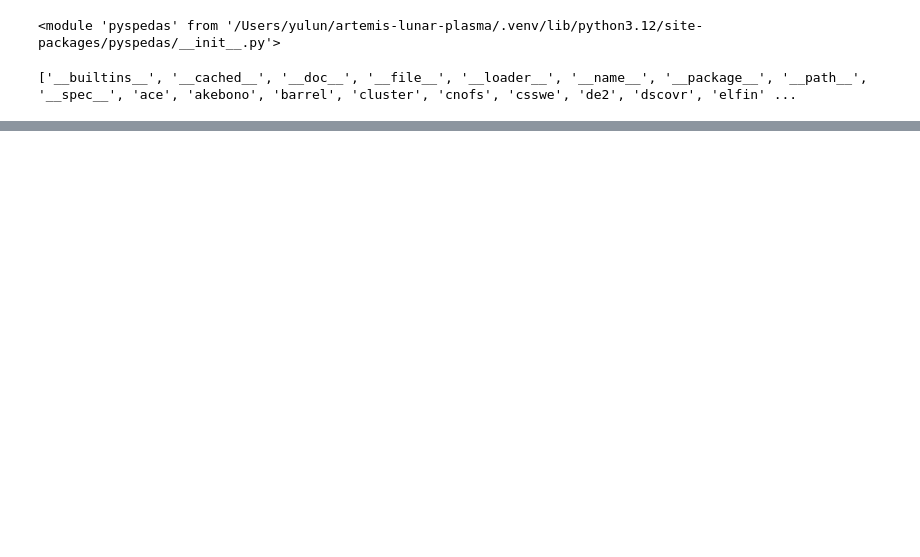
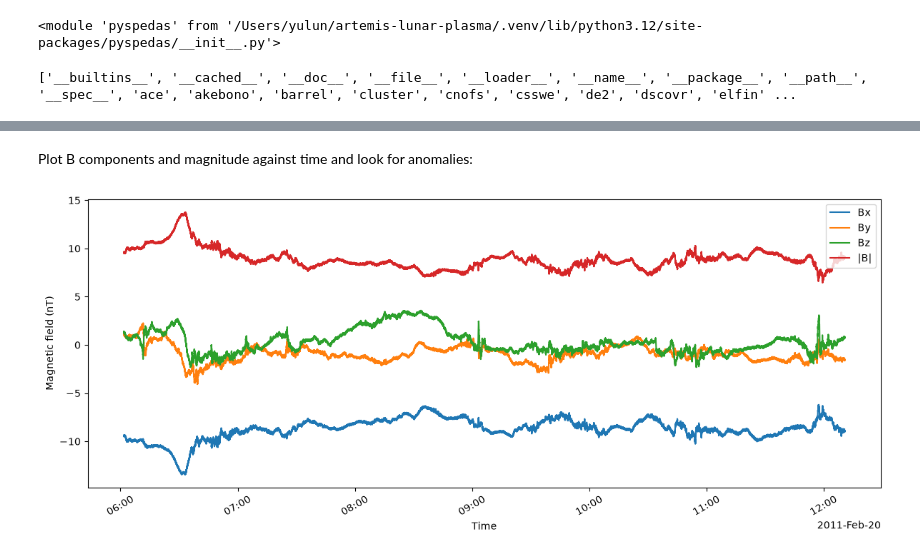
Before and after one commit to yulunwu000/artemis-lunar-plasma, a Jupyter notebook: notebooks/00_pyspedas_test.ipynb, the cells around one changed output, grey strips where cells are left out. Cells and saved outputs as stored; diff of their text form; code cells hidden in the pictures; blank space fills up the shorter version.

```diff
--- a/notebooks/00_pyspedas_test.ipynb
+++ b/notebooks/00_pyspedas_test.ipynb
@@ -57,0 +210,38 @@ themis.fgm(
+# %% [markdown]
+Plot B components and magnitude against time and look for anomalies:
+# %%
+import pandas as pd
+
+times, B, meta = get_data("thb_fgl_gse")
+
+dt = time_datetime(times)
+
+Bx = B[:, 0]
+By = B[:, 1]
+Bz = B[:, 2]
+Bmag = np.sqrt(Bx**2 + By**2 + Bz**2)
+
+df = pd.DataFrame({
+    "time": dt,
+    "Bx": Bx,
+    "By": By,
+    "Bz": Bz,
+    "Bmag": Bmag
+})
+
+df.head()
+
+plt.figure(figsize=(12, 5))
+plt.plot(df["time"], df["Bx"], label="Bx")
+plt.plot(df["time"], df["By"], label="By")
+plt.plot(df["time"], df["Bz"], label="Bz")
+plt.plot(df["time"], df["Bmag"], label="|B|")
+
+plt.xlabel("Time")
+plt.ylabel("Magnetic field (nT)")
+plt.legend()
+plt.xticks(rotation=30)
+plt.tight_layout()
+plt.show()
+# %% [output]
+[figure, added]
```
Also changed, not shown: parts of 20 cells of this notebook.
